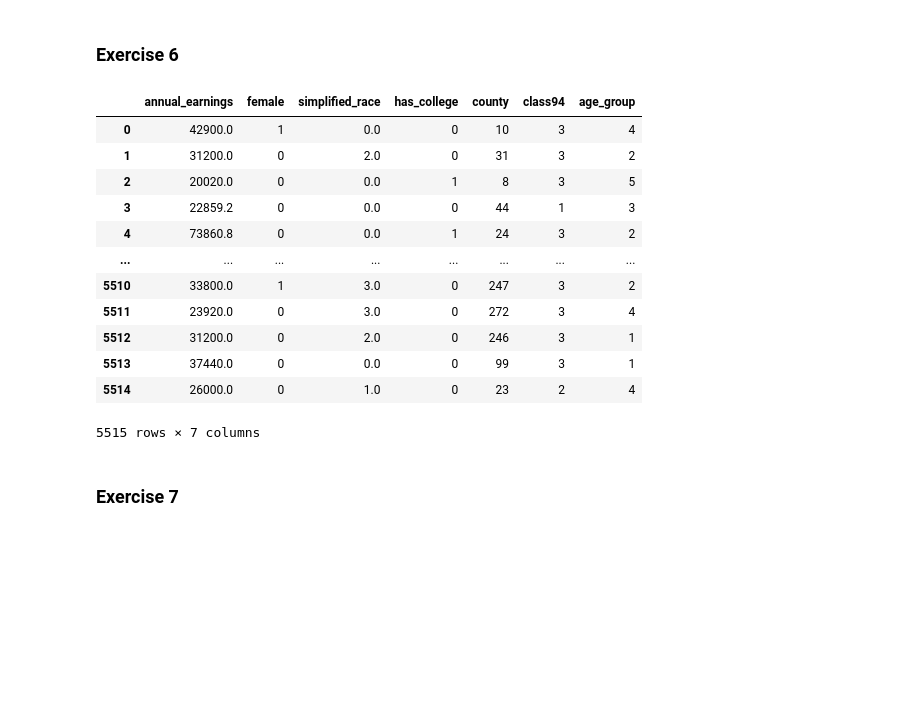
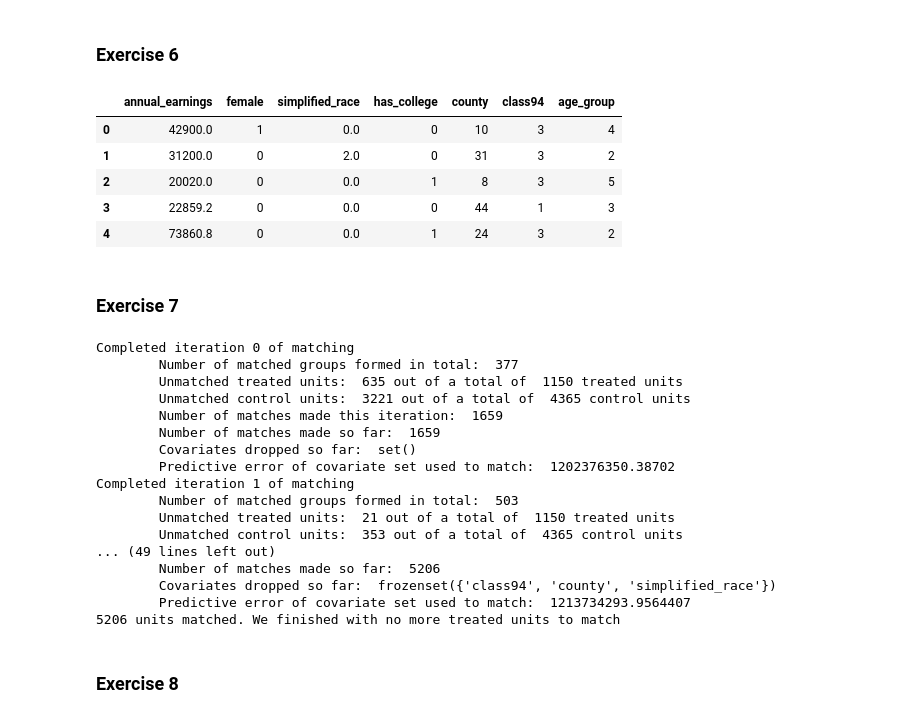
Before and after one commit to nick-carroll1/Matching-Exercise, a Jupyter notebook: matching_exercise.ipynb, the cells around one changed output. Drawn from its saved outputs; the diff is of its cells as text; code cells hidden in the pictures; blank space fills up the shorter version.

```diff
--- a/matching_exercise.ipynb
+++ b/matching_exercise.ipynb
@@ -140,25 +158,47 @@ cps['class94'] = pd.Categorical(cps['class94']).codes
 # %% [markdown]
 ### Exercise 6
 # %%
-# drop the original variables
-cps_2 = cps.copy()
+# drop the original variables that we dont need
+cps_2 = cps.copy()   # create a copy of the dataframe
 cps_2.drop(columns=['age', 'index'], inplace=True)
 cps_2.dropna(inplace=True)
 cps_2.reset_index(inplace=True, drop=True)
-cps_2
+cps_2.head()
 # %% [output]
 |  | annual_earnings | female | simplified_race | has_college | county | class94 | age_group |
 | 0 | 42900.0 | 1 | 0.0 | 0 | 10 | 3 | 4 |
 | 1 | 31200.0 | 0 | 2.0 | 0 | 31 | 3 | 2 |
 | 2 | 20020.0 | 0 | 0.0 | 1 | 8 | 3 | 5 |
 | 3 | 22859.2 | 0 | 0.0 | 0 | 44 | 1 | 3 |
 | 4 | 73860.8 | 0 | 0.0 | 1 | 24 | 3 | 2 |
-| ... | ... | ... | ... | ... | ... | ... | ... |
-| 5510 | 33800.0 | 1 | 3.0 | 0 | 247 | 3 | 2 |
-| 5511 | 23920.0 | 0 | 3.0 | 0 | 272 | 3 | 4 |
-| 5512 | 31200.0 | 0 | 2.0 | 0 | 246 | 3 | 1 |
-| 5513 | 37440.0 | 0 | 0.0 | 0 | 99 | 3 | 1 |
-| 5514 | 26000.0 | 0 | 1.0 | 0 | 23 | 2 | 4 |
-5515 rows × 7 columns
 # %% [markdown]
 ### Exercise 7
+# %%
+import dame_flame
+model = dame_flame.matching.DAME(repeats=False, verbose=3, want_pe=True)
+model.fit(
+    cps_2,
+    treatment_column_name="has_college",
+    outcome_column_name="annual_earnings",
+)
+result = model.predict(cps_2)
+# %% [output]
+Completed iteration 0 of matching
+        Number of matched groups formed in total:  377
+        Unmatched treated units:  635 out of a total of  1150 treated units
+        Unmatched control units:  3221 out of a total of  4365 control units
+        Number of matches made this iteration:  1659
+        Number of matches made so far:  1659
+        Covariates dropped so far:  set()
+        Predictive error of covariate set used to match:  1202376350.38702
+Completed iteration 1 of matching
+        Number of matched groups formed in total:  503
+        Unmatched treated units:  21 out of a total of  1150 treated units
+        Unmatched control units:  353 out of a total of  4365 control units
+... (49 lines left out)
+        Number of matches made so far:  5206
+        Covariates dropped so far:  frozenset({'class94', 'county', 'simplified_race'})
+        Predictive error of covariate set used to match:  1213734293.9564407
+5206 units matched. We finished with no more treated units to match
+# %% [markdown]
+### Exercise 8
```
Also changed, not shown: parts of 13 cells of this notebook.
